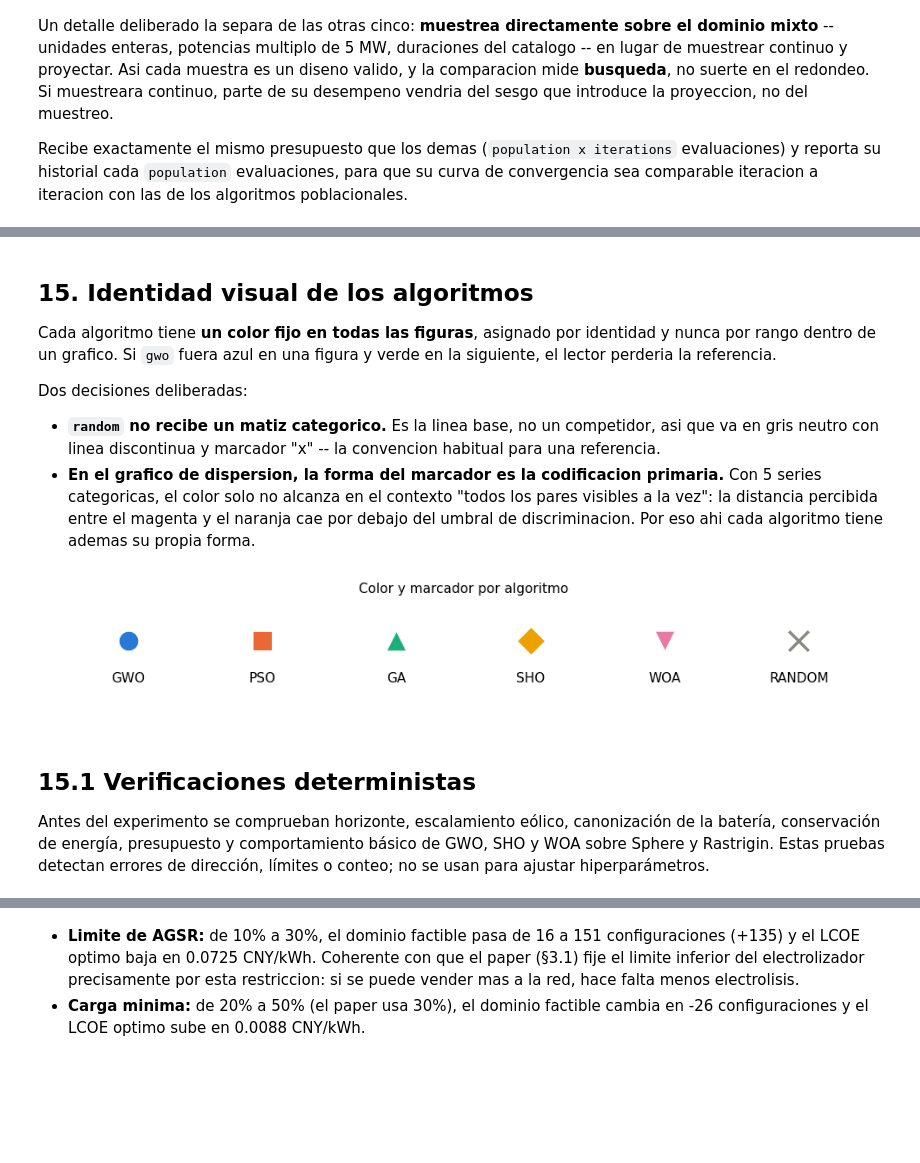
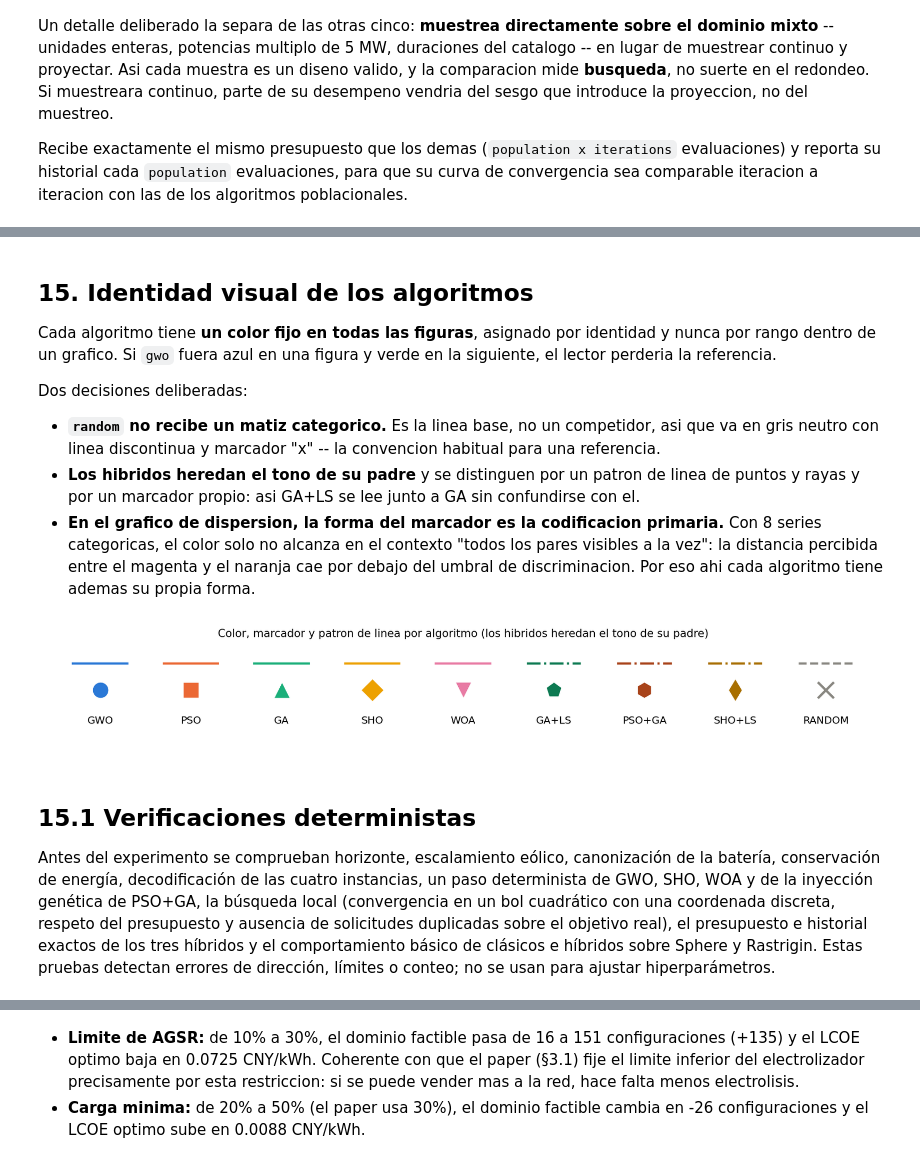
Before and after one commit to TanoOliva/H2-HRES-METAHEURISTICS-METHODS, a Jupyter notebook: notebooks/H2_HRES_trabajo.ipynb, the cells around one changed output, grey strips where cells are left out. Drawn from its saved outputs; the diff is of its cells as text; code cells hidden in the pictures; blank space fills up the shorter version.

```diff
--- a/notebooks/H2_HRES_trabajo.ipynb
+++ b/notebooks/H2_HRES_trabajo.ipynb
@@ -49,7 +53,8 @@ if MODO not in PRESUPUESTOS:
     raise ValueError("MODO debe ser 'rapido' o 'completo', se recibio {!r}".format(MODO))
 PRESUPUESTO = PRESUPUESTOS[MODO]
 
-ALGORITMOS = ("gwo", "pso", "ga", "sho", "woa", "random")
+# Seis clasicos, tres hibridos (ga_ls, pso_ga, sho_ls) y la linea base.
+ALGORITMOS = ("gwo", "pso", "ga", "sho", "woa", "ga_ls", "pso_ga", "sho_ls", "random")
 
 # --------------------------------------------------------------------------
 # Ruta del dato horario. Funciona tanto si el notebook se abre desde su propia
@@ -72,7 +77,7 @@ pd.set_option("display.max_columns", 100)
 pd.set_option("display.width", 180)
 plt.rcParams.update({
     "figure.figsize": (9, 5),
-    "figure.dpi": 110,
+    "figure.dpi": 150,
     "axes.grid": True,
     "grid.alpha": 0.25,
     "axes.spines.top": False,
@@ -87,8 +92,8 @@ print("Modo              :", MODO)
 print("Presupuesto       : {} semillas x {} individuos x {} iteraciones".format(
     PRESUPUESTO["n_seeds"], PRESUPUESTO["population"], PRESUPUESTO["iterations"]))
 print("Evaluaciones/corrida:", evaluaciones_por_corrida)
-print("Evaluaciones totales:", evaluaciones_totales, "({} algoritmos)".format(len(ALGORITMOS)))
-print("Tiempo estimado comparativa: ~{:.0f} s".format(evaluaciones_totales * 0.007))
+print("Evaluaciones por instancia:", evaluaciones_totales, "({} algoritmos)".format(len(ALGORITMOS)))
+print("Tiempo estimado comparativa por instancia: ~{:.0f} s".format(evaluaciones_totales * 0.007))
 # %% [output]
 Dato horario      : C:\Users\Luciano\Documents\GitHub\H2-HRES-METAHEURISTICS-METHODS\notebooks\src\hourly_2008.csv
 Modo              : completo
@@ -2866,12 +3498,22 @@ Dos decisiones deliberadas:
 - **`random` no recibe un matiz categorico.** Es la linea base, no un competidor, asi que
   va en gris neutro con linea discontinua y marcador "x" -- la convencion habitual para
   una referencia.
+- **Los hibridos heredan el tono de su padre** y se distinguen por un patron de linea
+  de puntos y rayas y por un marcador propio: asi GA+LS se lee junto a GA sin
+  confundirse con el.
 - **En el grafico de dispersion, la forma del marcador es la codificacion primaria.** Con
-  5 series categoricas, el color solo no alcanza en el contexto "todos los pares visibles
+  8 series categoricas, el color solo no alcanza en el contexto "todos los pares visibles
   a la vez": la distancia percibida entre el magenta y el naranja cae por debajo del
   umbral de discriminacion. Por eso ahi cada algoritmo tiene ademas su propia forma.
 # %%
-ALGORITHM_ORDER = ("gwo", "pso", "ga", "sho", "woa", "random")
+# FIG: fig04_identidad_visual
+ALGORITHM_ORDER = ("gwo", "pso", "ga", "sho", "woa", "ga_ls", "pso_ga", "sho_ls", "random")
+assert ALGORITHM_ORDER == ALGORITMOS
+
+ALGORITHM_LABELS = {
+    "gwo": "GWO", "pso": "PSO", "ga": "GA", "sho": "SHO", "woa": "WOA",
+    "ga_ls": "GA+LS", "pso_ga": "PSO+GA", "sho_ls": "SHO+LS", "random": "RANDOM",
+}
 
 ALGORITHM_COLORS = {
     "gwo": "#2a78d6",      # azul
@@ -2879,55 +3521,72 @@ ALGORITHM_COLORS = {
     "ga": "#1baf7a",       # verde-agua
     "sho": "#eda100",      # amarillo
     "woa": "#e87ba4",      # magenta
+    "ga_ls": "#0d7a52",    # verde oscuro: hereda el tono de GA
+    "pso_ga": "#a8431a",   # naranja oscuro: hereda el tono de PSO
+    "sho_ls": "#a86f00",   # ocre: hereda el tono de SHO
     "random": "#898781",   # gris neutro -- linea base, no una serie categorica
 }
 
+# Los hibridos se dibujan con linea de puntos y rayas: comparten tono con su padre y
+# se distinguen por el patron de linea, no solo por el matiz.
 ALGORITHM_LINESTYLES = {
-    "gwo": "-", "pso": "-", "ga": "-", "sho": "-", "woa": "-", "random": "--",
+    "gwo": "-", "pso": "-", "ga": "-", "sho": "-", "woa": "-",
+    "ga_ls": "-.", "pso_ga": "-.", "sho_ls": "-.", "random": "--",
 }
 
 # La codificacion primaria de identidad en los graficos de dispersion.
 ALGORITHM_MARKERS = {
-    "gwo": "o", "pso": "s", "ga": "^", "sho": "D", "woa": "v", "random": "x",
+    "gwo": "o", "pso": "s", "ga": "^", "sho": "D", "woa": "v",
+    "ga_ls": "p", "pso_ga": "h", "sho_ls": "d", "random": "x",
 }
+
+
+def algorithm_label(name):
+    return ALGORITHM_LABELS.get(name, name.upper())
 
 
 def algorithm_color(name):
     return ALGORITHM_COLORS.get(name, "#666666")
 
 
 def algorithm_linestyle(name):
     return ALGORITHM_LINESTYLES.get(name, "-")
 
 
 def algorithm_marker(name):
     return ALGORITHM_MARKERS.get(name, "o")
 
 
-fig, ax = plt.subplots(figsize=(9, 1.7))
+fig, ax = plt.subplots(figsize=(11, 1.9))
 for i, nombre in enumerate(ALGORITHM_ORDER):
     marcador = algorithm_marker(nombre)
     # "x" es un marcador sin relleno: matplotlib ignora edgecolor y avisa.
     extra = ({"linewidths": 2.2} if marcador == "x"
              else {"linewidths": 0.6, "edgecolor": "white"})
-    ax.scatter([i], [0], s=220, color=algorithm_color(nombre), marker=marcador,
-               **extra)
-    ax.text(i, -0.45, nombre.upper(), ha="center", va="top", fontsize=10)
+    ax.scatter([i], [0], s=220, color=algorithm_color(nombre), marker=marcador, **extra)
+    ax.plot([i - 0.3, i + 0.3], [0.45, 0.45], color=algorithm_color(nombre),
+            linestyle=algorithm_linestyle(nombre), lw=2)
+    ax.text(i, -0.45, algorithm_label(nombre), ha="center", va="top", fontsize=9.5)
 ax.set_xlim(-0.6, len(ALGORITHM_ORDER) - 0.4)
-ax.set_ylim(-1.1, 0.6)
+ax.set_ylim(-1.1, 0.8)
 ax.axis("off")
-ax.set_title("Color y marcador por algoritmo", fontsize=10)
+ax.set_title("Color, marcador y patron de linea por algoritmo "
+             "(los hibridos heredan el tono de su padre)", fontsize=10)
 plt.tight_layout()
 plt.show()
 # %% [output]
-[figure, old version]
+[figure, new version]
 # %% [markdown]
 
 ## 15.1 Verificaciones deterministas
 
 Antes del experimento se comprueban horizonte, escalamiento eólico, canonización de la
-batería, conservación de energía, presupuesto y comportamiento básico de GWO, SHO y WOA
-sobre Sphere y Rastrigin. Estas pruebas detectan errores de dirección, límites o conteo;
+batería, conservación de energía, decodificación de las cuatro instancias, un paso determinista
+de GWO, SHO, WOA y de la inyección genética de PSO+GA, la búsqueda local (convergencia en
+un bol cuadrático con una coordenada discreta, respeto del presupuesto y ausencia de
+solicitudes duplicadas sobre el objetivo real), el presupuesto e historial exactos de
+los tres híbridos y el comportamiento básico de clásicos e híbridos sobre Sphere y
+Rastrigin. Estas pruebas detectan errores de dirección, límites o conteo;
 no se usan para ajustar hiperparámetros.
 # %%
 
```
Also changed, not shown: parts of 60 cells of this notebook, 23 other files.
